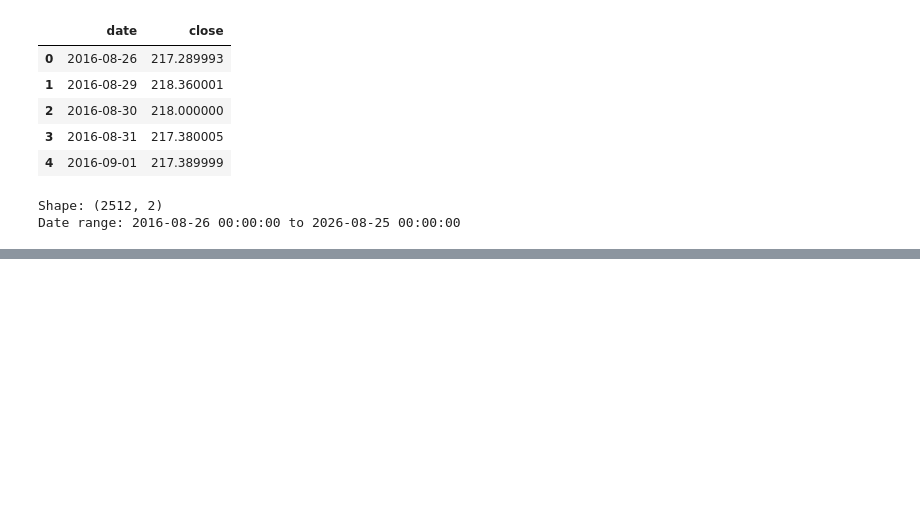
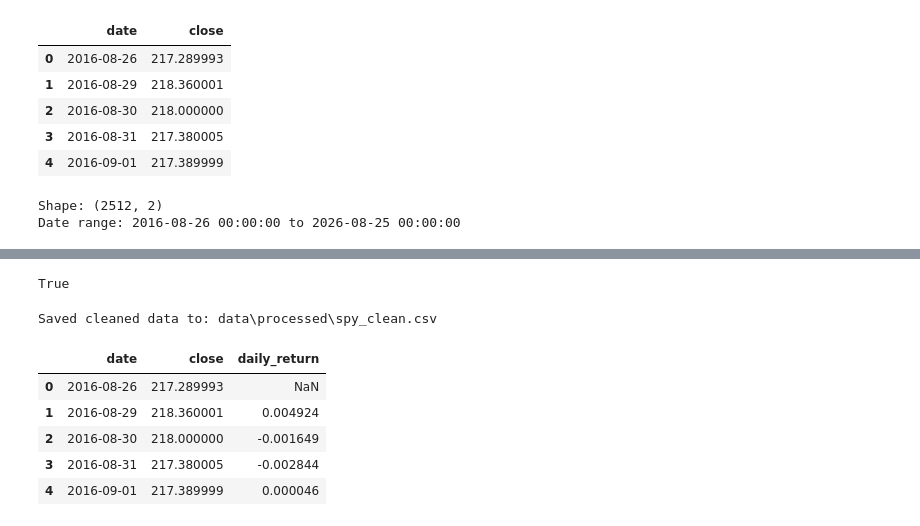
Before and after one commit to ch5510/bootcamp_chen_he, a Jupyter notebook: project/notebooks/project_pipeline.ipynb, the cells around one changed output, grey strips where cells are left out. Drawn from its saved outputs; the diff is of its cells as text; code cells hidden in the pictures; blank space fills up the shorter version.

```diff
--- a/project/notebooks/project_pipeline.ipynb
+++ b/project/notebooks/project_pipeline.ipynb
@@ -293,0 +378,18 @@ Date range: 2016-08-26 00:00:00 to 2026-08-25 00:00:00
+# %%
+spy_clean["date"].is_monotonic_increasing
+# %% [output]
+True
+# %%
+processed_path = PROC_DIR / "spy_clean.csv"
+
+spy_clean.to_csv(
+    processed_path,
+    index=False
+)
+
+print(
+    "Saved cleaned data to:",
+    processed_path
+)
+# %% [output]
+Saved cleaned data to: data\processed\spy_clean.csv
@@ -293,0 +398,15 @@ Date range: 2016-08-26 00:00:00 to 2026-08-25 00:00:00
+# %%
+spy_outliers = spy_clean.copy()
+
+spy_outliers["daily_return"] = (
+    spy_outliers["close"].pct_change()
+)
+
+spy_outliers.head()
+# %% [output]
+|  | date | close | daily_return |
+| 0 | 2016-08-26 | 217.289993 | NaN |
+| 1 | 2016-08-29 | 218.360001 | 0.004924 |
+| 2 | 2016-08-30 | 218.000000 | -0.001649 |
+| 3 | 2016-08-31 | 217.380005 | -0.002844 |
+| 4 | 2016-09-01 | 217.389999 | 0.000046 |
```
Also changed, not shown: parts of 21 cells of this notebook, 6 other files.
